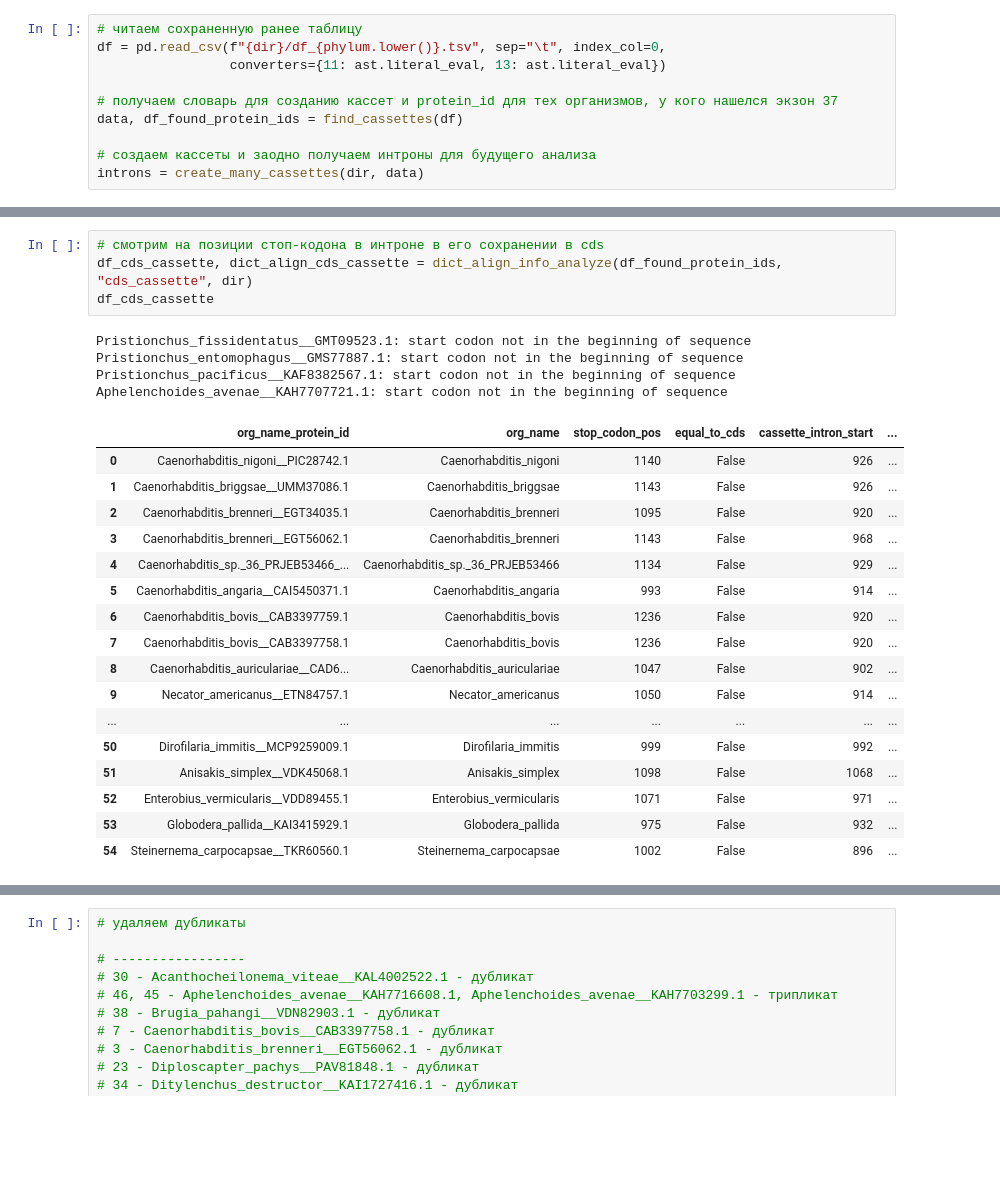
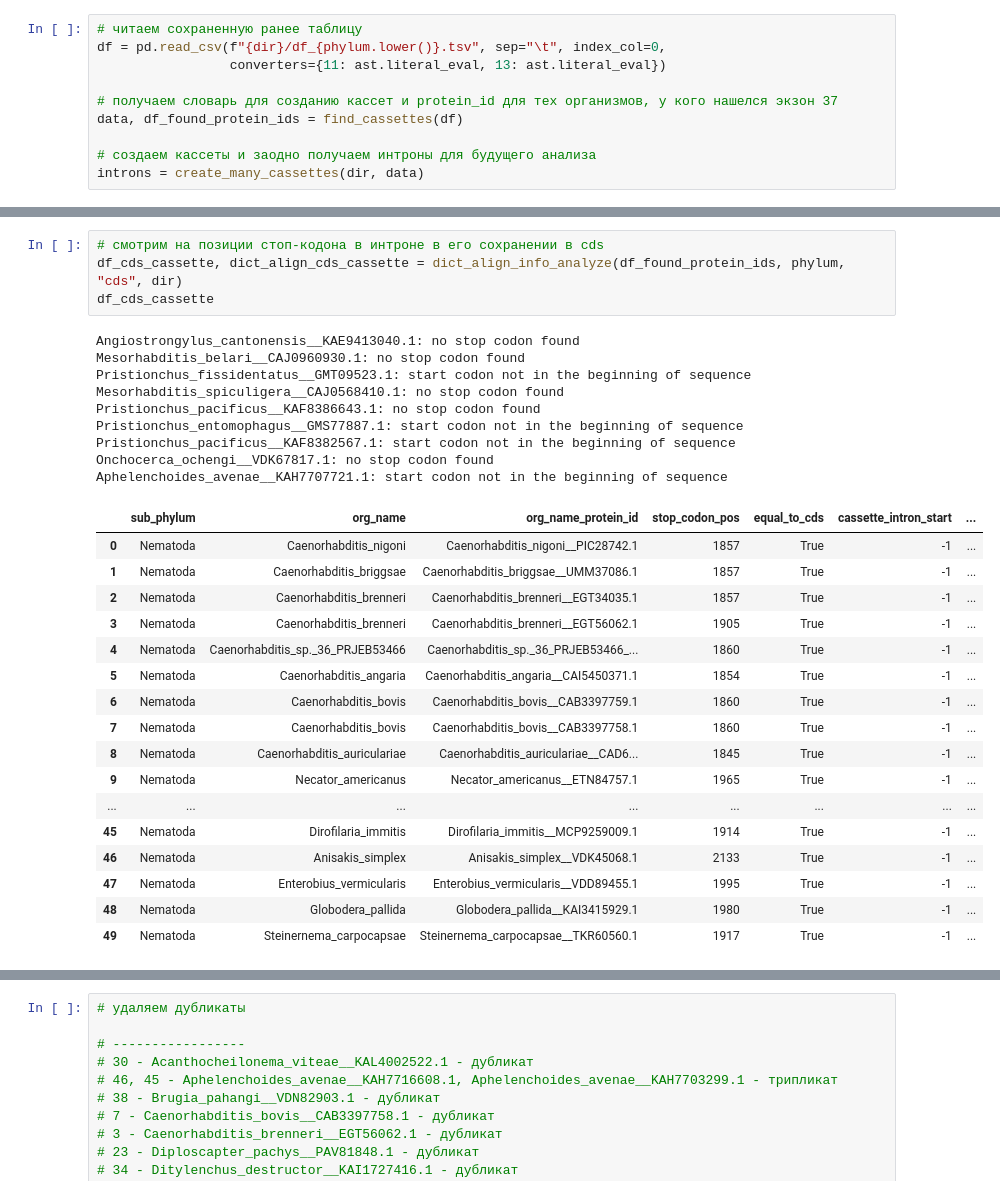
Before and after one commit to ArtemVaska/Diploma, a Jupyter notebook: Scripts/protostomia_psi_blast_upd.ipynb, the cells around one changed output, grey strips where cells are left out. Cells and saved outputs as stored; diff of their text form; blank space fills up the shorter version.

```diff
--- a/Scripts/protostomia_psi_blast_upd.ipynb
+++ b/Scripts/protostomia_psi_blast_upd.ipynb
@@ -434,30 +434,35 @@ Aphelenchoides_avenae__KAH7707721.1: start codon not in the beginning of sequenc
 array([ True])
 # %%
 # смотрим на позиции стоп-кодона в интроне в его сохранении в cds
-df_cds_cassette, dict_align_cds_cassette = dict_align_info_analyze(df_found_protein_ids, "cds_cassette", dir)
+df_cds_cassette, dict_align_cds_cassette = dict_align_info_analyze(df_found_protein_ids, phylum, "cds", dir)
 df_cds_cassette
 # %% [output]
+Angiostrongylus_cantonensis__KAE9413040.1: no stop codon found
+Mesorhabditis_belari__CAJ0960930.1: no stop codon found
 Pristionchus_fissidentatus__GMT09523.1: start codon not in the beginning of sequence
+Mesorhabditis_spiculigera__CAJ0568410.1: no stop codon found
+Pristionchus_pacificus__KAF8386643.1: no stop codon found
 Pristionchus_entomophagus__GMS77887.1: start codon not in the beginning of sequence
 Pristionchus_pacificus__KAF8382567.1: start codon not in the beginning of sequence
+Onchocerca_ochengi__VDK67817.1: no stop codon found
 Aphelenchoides_avenae__KAH7707721.1: start codon not in the beginning of sequence
-|  | org_name_protein_id | org_name | stop_codon_pos | equal_to_cds | cassette_intron_start | ... |
-| 0 | Caenorhabditis_nigoni__PIC28742.1 | Caenorhabditis_nigoni | 1140 | False | 926 | ... |
-| 1 | Caenorhabditis_briggsae__UMM37086.1 | Caenorhabditis_briggsae | 1143 | False | 926 | ... |
-| 2 | Caenorhabditis_brenneri__EGT34035.1 | Caenorhabditis_brenneri | 1095 | False | 920 | ... |
-| 3 | Caenorhabditis_brenneri__EGT56062.1 | Caenorhabditis_brenneri | 1143 | False | 968 | ... |
-| 4 | Caenorhabditis_sp._36_PRJEB53466_... | Caenorhabditis_sp._36_PRJEB53466 | 1134 | False | 929 | ... |
-| 5 | Caenorhabditis_angaria__CAI5450371.1 | Caenorhabditis_angaria | 993 | False | 914 | ... |
-| 6 | Caenorhabditis_bovis__CAB3397759.1 | Caenorhabditis_bovis | 1236 | False | 920 | ... |
-| 7 | Caenorhabditis_bovis__CAB3397758.1 | Caenorhabditis_bovis | 1236 | False | 920 | ... |
-| 8 | Caenorhabditis_auriculariae__CAD6... | Caenorhabditis_auriculariae | 1047 | False | 902 | ... |
-| 9 | Necator_americanus__ETN84757.1 | Necator_americanus | 1050 | False | 914 | ... |
-| ... | ... | ... | ... | ... | ... | ... |
-| 50 | Dirofilaria_immitis__MCP9259009.1 | Dirofilaria_immitis | 999 | False | 992 | ... |
-| 51 | Anisakis_simplex__VDK45068.1 | Anisakis_simplex | 1098 | False | 1068 | ... |
-| 52 | Enterobius_vermicularis__VDD89455.1 | Enterobius_vermicularis | 1071 | False | 971 | ... |
-| 53 | Globodera_pallida__KAI3415929.1 | Globodera_pallida | 975 | False | 932 | ... |
-| 54 | Steinernema_carpocapsae__TKR60560.1 | Steinernema_carpocapsae | 1002 | False | 896 | ... |
+|  | sub_phylum | org_name | org_name_protein_id | stop_codon_pos | equal_to_cds | cassette_intron_start | ... |
+| 0 | Nematoda | Caenorhabditis_nigoni | Caenorhabditis_nigoni__PIC28742.1 | 1857 | True | -1 | ... |
+| 1 | Nematoda | Caenorhabditis_briggsae | Caenorhabditis_briggsae__UMM37086.1 | 1857 | True | -1 | ... |
+| 2 | Nematoda | Caenorhabditis_brenneri | Caenorhabditis_brenneri__EGT34035.1 | 1857 | True | -1 | ... |
+| 3 | Nematoda | Caenorhabditis_brenneri | Caenorhabditis_brenneri__EGT56062.1 | 1905 | True | -1 | ... |
+| 4 | Nematoda | Caenorhabditis_sp._36_PRJEB53466 | Caenorhabditis_sp._36_PRJEB53466_... | 1860 | True | -1 | ... |
+| 5 | Nematoda | Caenorhabditis_angaria | Caenorhabditis_angaria__CAI5450371.1 | 1854 | True | -1 | ... |
+| 6 | Nematoda | Caenorhabditis_bovis | Caenorhabditis_bovis__CAB3397759.1 | 1860 | True | -1 | ... |
+| 7 | Nematoda | Caenorhabditis_bovis | Caenorhabditis_bovis__CAB3397758.1 | 1860 | True | -1 | ... |
+| 8 | Nematoda | Caenorhabditis_auriculariae | Caenorhabditis_auriculariae__CAD6... | 1845 | True | -1 | ... |
+| 9 | Nematoda | Necator_americanus | Necator_americanus__ETN84757.1 | 1965 | True | -1 | ... |
+| ... | ... | ... | ... | ... | ... | ... | ... |
+| 45 | Nematoda | Dirofilaria_immitis | Dirofilaria_immitis__MCP9259009.1 | 1914 | True | -1 | ... |
+| 46 | Nematoda | Anisakis_simplex | Anisakis_simplex__VDK45068.1 | 2133 | True | -1 | ... |
+| 47 | Nematoda | Enterobius_vermicularis | Enterobius_vermicularis__VDD89455.1 | 1995 | True | -1 | ... |
+| 48 | Nematoda | Globodera_pallida | Globodera_pallida__KAI3415929.1 | 1980 | True | -1 | ... |
+| 49 | Nematoda | Steinernema_carpocapsae | Steinernema_carpocapsae__TKR60560.1 | 1917 | True | -1 | ... |
 # %%
 # ищем дубликаты
 df_cds_cassette[df_cds_cassette["org_name"].duplicated(keep=False)]
```
Also changed, not shown: parts of 14 cells of this notebook, 2 other files.
